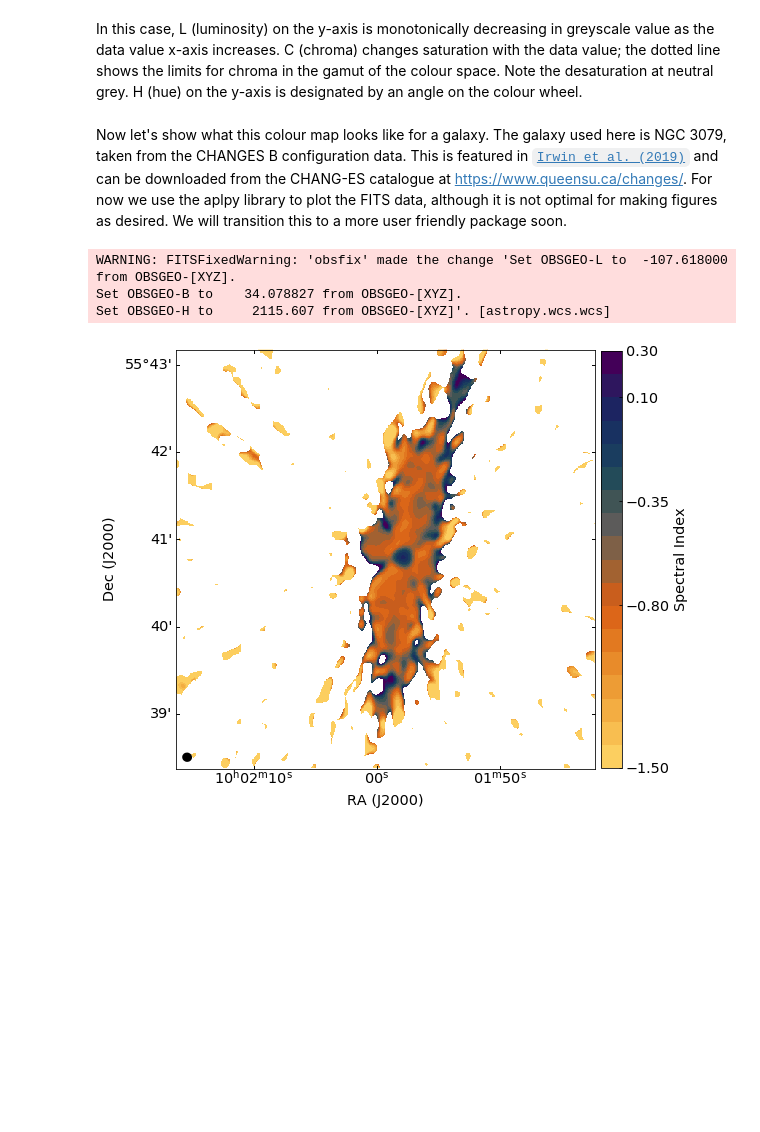
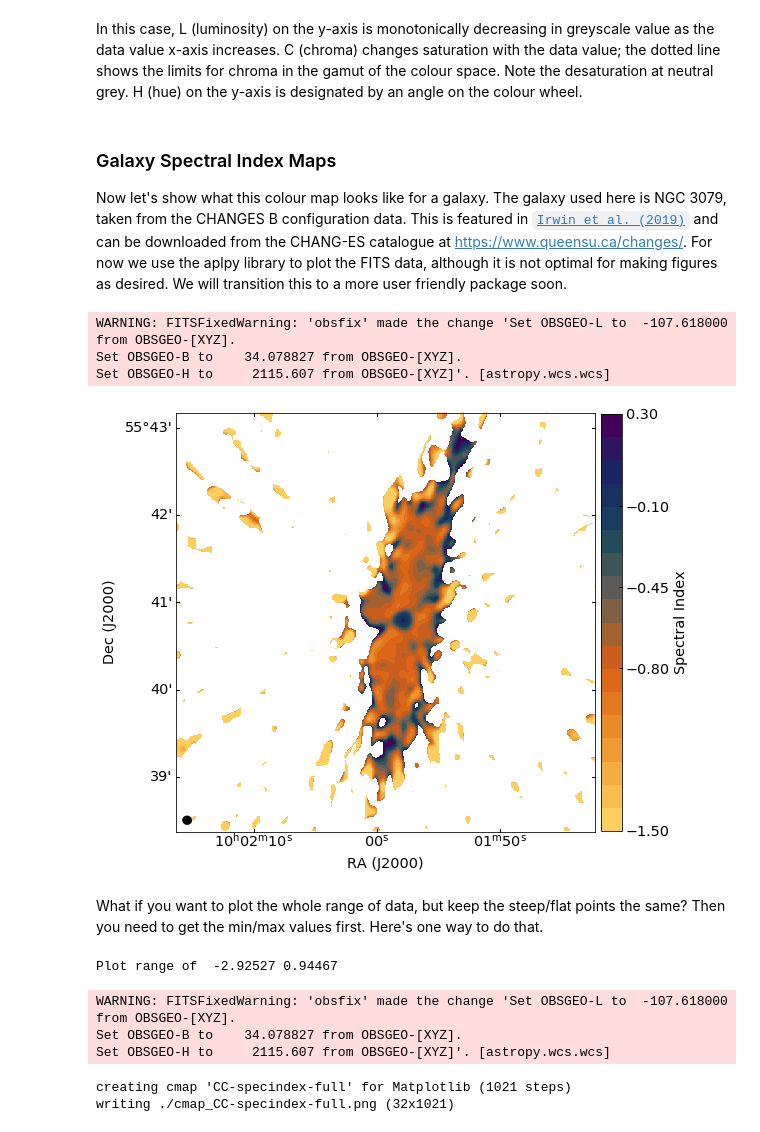
Before and after one commit to mlarichardson/CosmosCanvas, a Jupyter notebook: 1. Plot Spectral Index.ipynb, the cells around one changed output. Drawn from its saved outputs; the diff is of its cells as text; code cells hidden in the pictures; blank space fills up the shorter version.

Commit message:
Updated tutorial to showcase new galfit options, and do new specindex error maps.

````diff
--- a/1. Plot Spectral Index.ipynb
+++ b/1. Plot Spectral Index.ipynb
@@ -79,6 +79,8 @@ loading gamut from /Users/english/pythonPackages/colourspace/gamut/Cmax_res10_sR
 # %% [markdown]
 In this case, L (luminosity) on the y-axis is monotonically decreasing in greyscale value as the data value x-axis increases. C (chroma) changes saturation with the data value; the dotted line shows the limits for chroma in the gamut of the colour space. Note the desaturation at neutral grey.  H (hue) on the y-axis is designated by an angle on the colour wheel.
 # %% [markdown]
+### Galaxy Spectral Index Maps
+
 Now let's show what this colour map looks like for a galaxy. The galaxy used here is NGC 3079, taken from the CHANGES B configuration data. This is featured in [```Irwin et al. (2019)```](https://ui.adsabs.harvard.edu/abs/2019AJ....158...21I/abstract) and can be downloaded from the CHANG-ES catalogue at https://www.queensu.ca/changes/. For now we use the aplpy library to plot the FITS data, although it is not optimal for making figures as desired. We will transition this to a more user friendly package soon.
 # %%
 import galfits as gal
@@ -93,17 +95,36 @@ RADIUS = 0.04 # degrees
 shift = [0.0, 0.2/60.] # degrees
 # %%
 # Plot galaxy
-ticks = [min_value,-0.8,-0.35,0.1,max_value]
+ticks = [min_value,-0.8,-0.45,-0.1,max_value]
 nsteps=18
 cbar_name = "Spectral Index"
 
-fig, ax = gal.plot_galaxy(fits_file,RA,DEC,RADIUS,shift,min_value,max_value,cmap,ticks=ticks,nsteps=nsteps,cb_name=cbar_name)
-#fig = gal.plot_galaxy(fits_file,RA,DEC,RADIUS,shift,min_value,max_value,cmap)
+fig, ax = gal.plot_galaxy(fits_file,RA,DEC,RADIUS,shift,cmap,min_value,max_value,ticks=ticks,nsteps=nsteps,cb_name=cbar_name)
 
-
-fig.savefig('plot.png')
+fig.savefig('plot_gal.png')
 # %% [output]
 WARNING: FITSFixedWarning: 'obsfix' made the change 'Set OBSGEO-L to  -107.618000 from OBSGEO-[XYZ].
 Set OBSGEO-B to    34.078827 from OBSGEO-[XYZ].
 Set OBSGEO-H to     2115.607 from OBSGEO-[XYZ]'. [astropy.wcs.wcs]
-[figure, old version]
+[figure, new version]
+# %% [markdown]
+What if you want to plot the whole range of data, but keep the steep/flat points the same? Then you need to get the min/max values first. Here's one way to do that.
+# %%
+# Get min/max values
+p_min,p_max = gal.get_galaxy_range(fits_file,RA,DEC,RADIUS,shift)
+# %% [output]
+Plot range of  -2.92527 0.94467
+WARNING: FITSFixedWarning: 'obsfix' made the change 'Set OBSGEO-L to  -107.618000 from OBSGEO-[XYZ].
+Set OBSGEO-B to    34.078827 from OBSGEO-[XYZ].
+Set OBSGEO-H to     2115.607 from OBSGEO-[XYZ]'. [astropy.wcs.wcs]
+# %%
+# Set full min/max values
+name="CC-specindex-full"
+# Create spectral index cmap, default steep/flat values used for "steepp" and "flatp" in specindex.py.
+cmap_full, RGB_full = spx.create_cmap_specindex(p_min,p_max,modes=['clip'],out=True,name=name)
+
+# Save the colourmap to mpl namespace
+matplotlib.cm.register_cmap(cmap=matplotlib.colors.ListedColormap(RGB_full['clip'],cmap_full), name=cmap_full)
+# %% [output]
+creating cmap 'CC-specindex-full' for Matplotlib (1021 steps)
+writing ./cmap_CC-specindex-full.png (32x1021)
````
Also changed, not shown: parts of 15 cells of this notebook.
